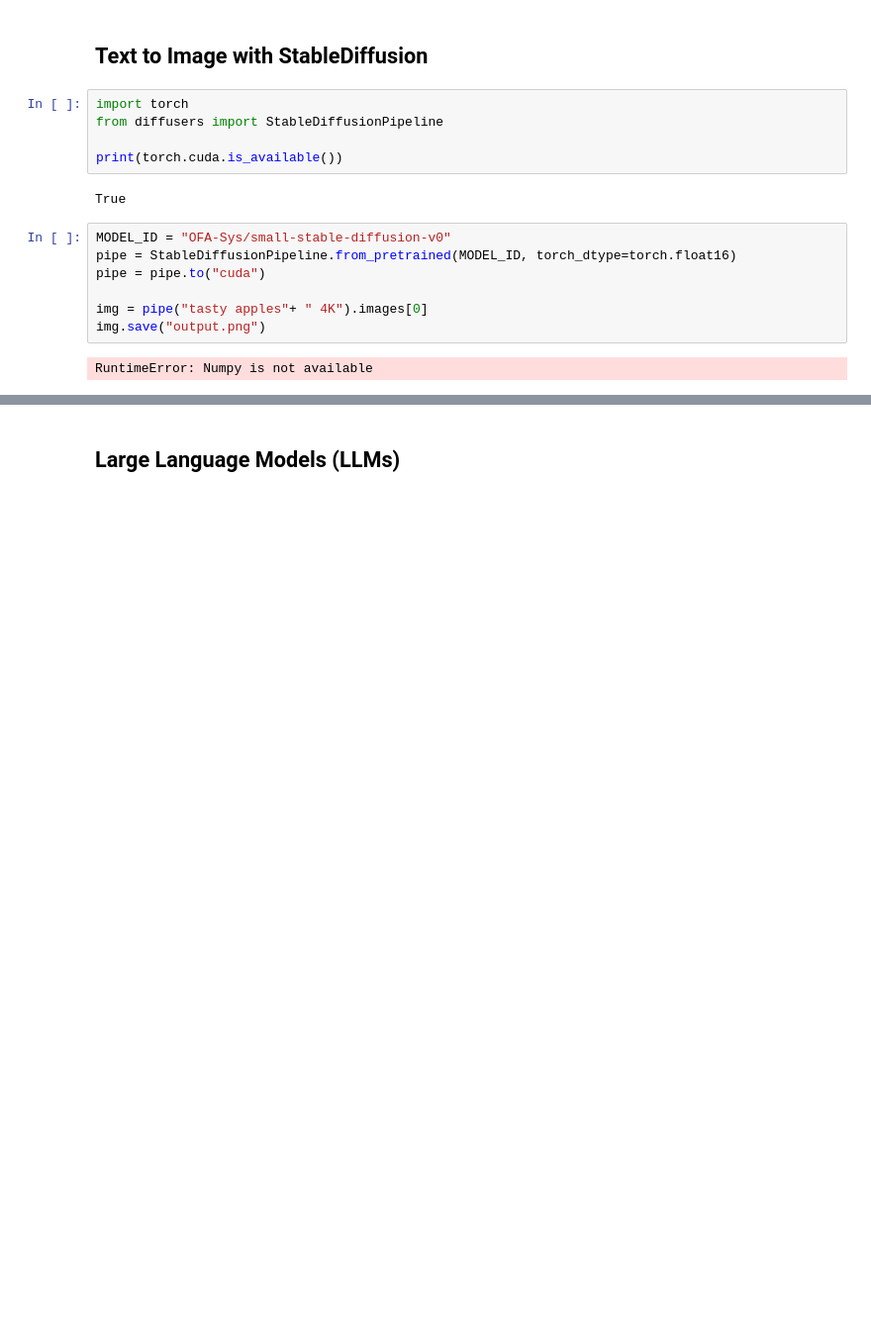
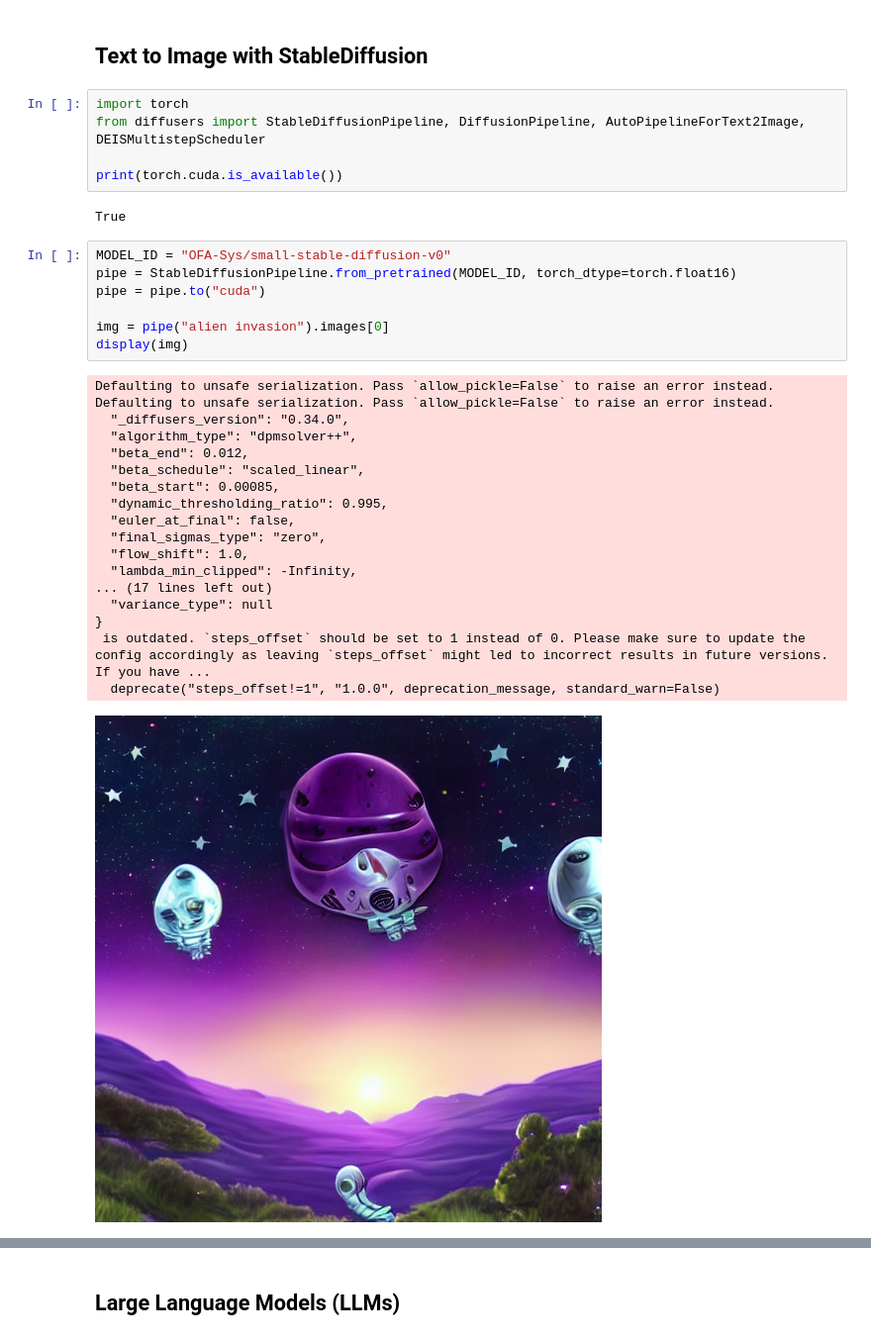
Before and after one commit to creativetechnologylab/generative-ai-workshop, a Jupyter notebook: code/generative-ai.ipynb, the cells around one changed output, grey strips where cells are left out. Shown at 99% size. Drawn from its saved outputs; the diff is of its cells as text; blank space fills up the shorter version.

```diff
--- a/code/generative-ai.ipynb
+++ b/code/generative-ai.ipynb
@@ -6,7 +6,7 @@
 ## Text to Image with StableDiffusion
 # %%
 import torch
-from diffusers import StableDiffusionPipeline
+from diffusers import StableDiffusionPipeline, DiffusionPipeline, AutoPipelineForText2Image, DEISMultistepScheduler
 
 print(torch.cuda.is_available())
 # %% [output]
@@ -14,9 +14,26 @@ True
 # %%
 MODEL_ID = "OFA-Sys/small-stable-diffusion-v0"
 pipe = StableDiffusionPipeline.from_pretrained(MODEL_ID, torch_dtype=torch.float16)
 pipe = pipe.to("cuda")
 
-img = pipe("tasty apples"+ " 4K").images[0]
-img.save("output.png")
+img = pipe("alien invasion").images[0]
+display(img)
 # %% [output]
-RuntimeError: Numpy is not available
+Defaulting to unsafe serialization. Pass `allow_pickle=False` to raise an error instead.
+Defaulting to unsafe serialization. Pass `allow_pickle=False` to raise an error instead.
+  "_diffusers_version": "0.34.0",
+  "algorithm_type": "dpmsolver++",
+  "beta_end": 0.012,
+  "beta_schedule": "scaled_linear",
+  "beta_start": 0.00085,
+  "dynamic_thresholding_ratio": 0.995,
+  "euler_at_final": false,
+  "final_sigmas_type": "zero",
+  "flow_shift": 1.0,
+  "lambda_min_clipped": -Infinity,
+... (17 lines left out)
+  "variance_type": null
+}
+ is outdated. `steps_offset` should be set to 1 instead of 0. Please make sure to update the config accordingly as leaving `steps_offset` might led to incorrect results in future versions. If you have ...
+  deprecate("steps_offset!=1", "1.0.0", deprecation_message, standard_warn=False)
+[figure, added]
```
Also changed, not shown: parts of 12 cells of this notebook.
